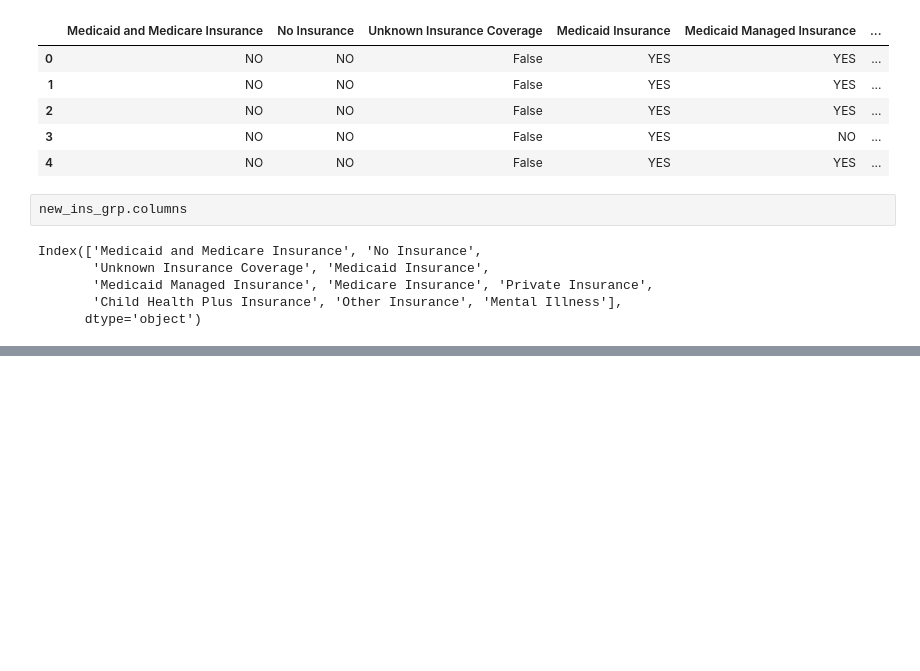
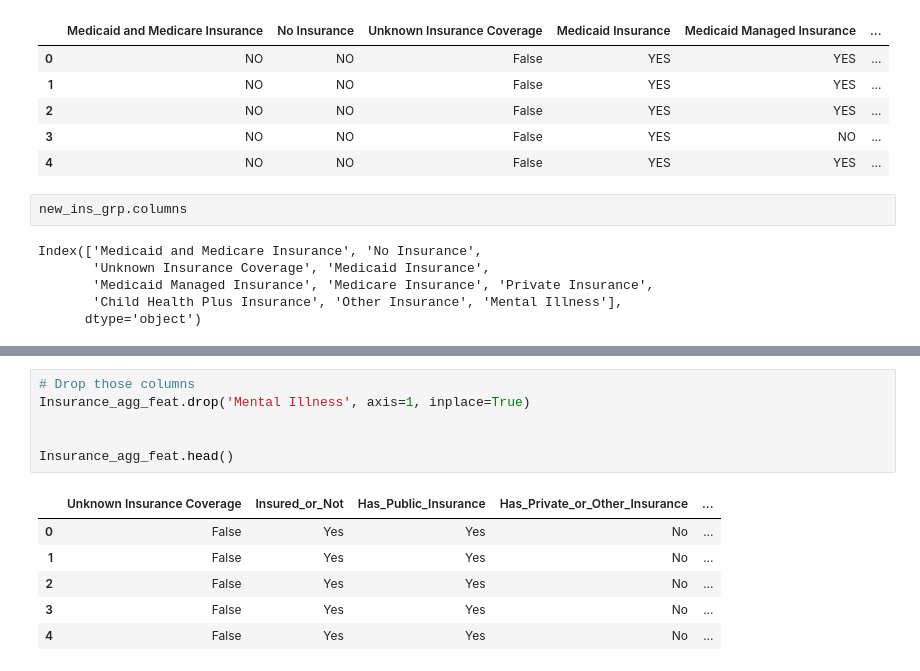
Before and after one commit to rdmouhouadi/Mental_Health_State_Prediction, a Jupyter notebook: Notebooks/Preliminary_EDA.ipynb, the cells around one changed output, grey strips where cells are left out. Cells and saved outputs as stored; diff of their text form; blank space fills up the shorter version.

```diff
--- a/Notebooks/EDA_&_Data_Preprocessing.ipynb
+++ b/Notebooks/Preliminary_EDA.ipynb
@@ -1054,0 +1156,13 @@ All                  145728    25855  22534  194117
+# %%
+# Drop those columns
+Insurance_agg_feat.drop('Mental Illness', axis=1, inplace=True)
+
+
+Insurance_agg_feat.head()
+# %% [output]
+|  | Unknown Insurance Coverage | Insured_or_Not | Has_Public_Insurance | Has_Private_or_Other_Insurance | ... |
+| 0 | False | Yes | Yes | No | ... |
+| 1 | False | Yes | Yes | No | ... |
+| 2 | False | Yes | Yes | No | ... |
+| 3 | False | Yes | Yes | No | ... |
+| 4 | False | Yes | Yes | No | ... |
```
Also changed, not shown: parts of 6 cells of this notebook, 11 other files.
